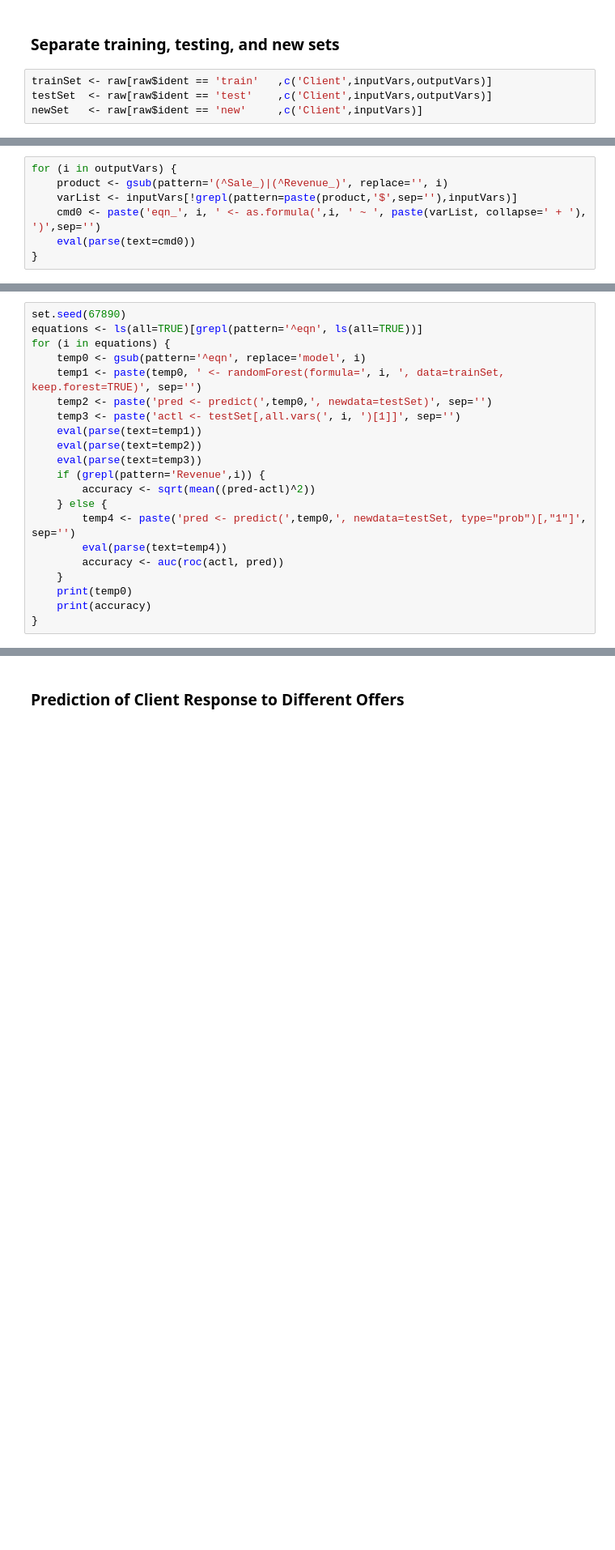
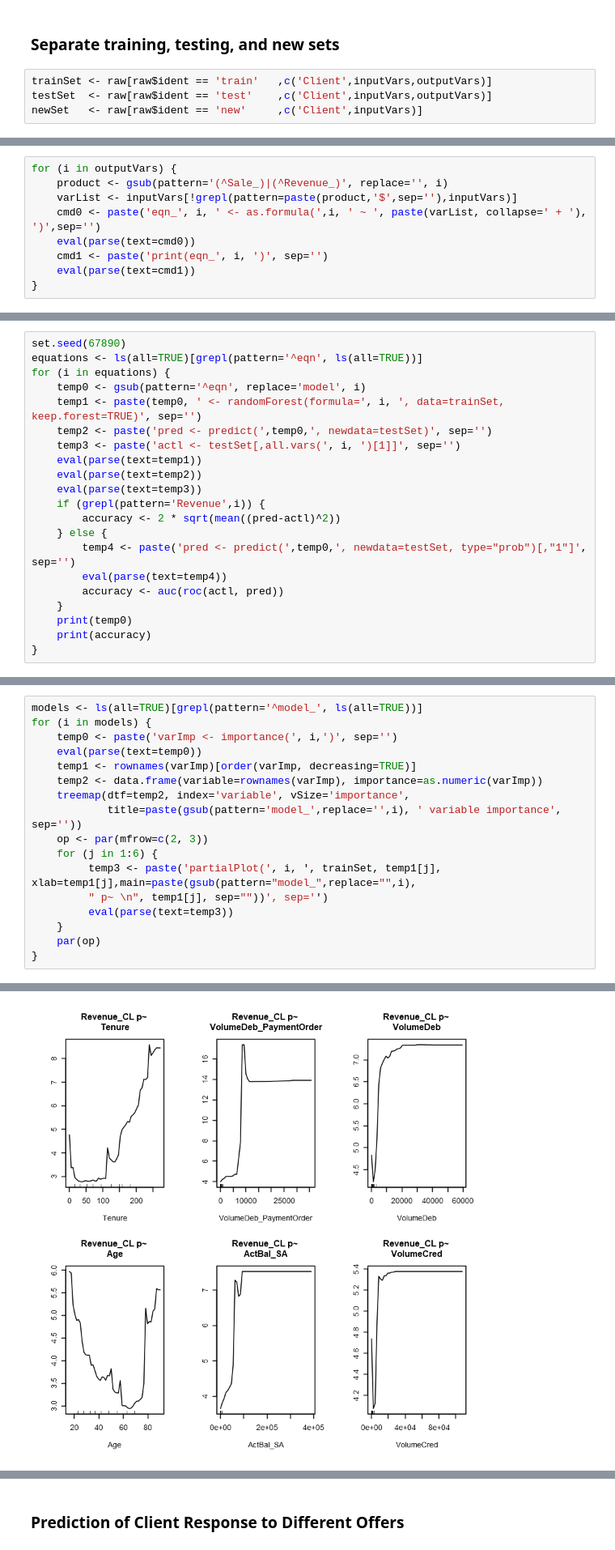
Before and after one commit to carlosr29/DirectMarketingOptimization, a Jupyter notebook: Direct Marketing Optimization.ipynb, the cells around one changed output, grey strips where cells are left out. Shown at 81% size. Saved outputs shown, nothing was run; the diff lists cells and outputs as text; blank space fills up the shorter version.

```diff
--- a/Direct Marketing Optimization.ipynb
+++ b/Direct Marketing Optimization.ipynb
@@ -125,4 +174,6 @@ for (i in outputVars) {
     varList <- inputVars[!grepl(pattern=paste(product,'$',sep=''),inputVars)]
     cmd0 <- paste('eqn_', i, ' <- as.formula(',i, ' ~ ', paste(varList, collapse=' + '), ')',sep='')
     eval(parse(text=cmd0))
+    cmd1 <- paste('print(eqn_', i, ')', sep='')
+    eval(parse(text=cmd1))
 }
@@ -140,7 +214,7 @@ for (i in equations) {
     eval(parse(text=temp2))
     eval(parse(text=temp3))
     if (grepl(pattern='Revenue',i)) {
-        accuracy <- sqrt(mean((pred-actl)^2))
+        accuracy <- 2 * sqrt(mean((pred-actl)^2))
     } else {
         temp4 <- paste('pred <- predict(',temp0,', newdata=testSet, type="prob")[,"1"]', sep='')
         eval(parse(text=temp4))
@@ -164,0 +255,18 @@ Area under the curve: 0.5979
+# %%
+models <- ls(all=TRUE)[grepl(pattern='^model_', ls(all=TRUE))]
+for (i in models) {
+    temp0 <- paste('varImp <- importance(', i,')', sep='')
+    eval(parse(text=temp0))
+    temp1 <- rownames(varImp)[order(varImp, decreasing=TRUE)]
+    temp2 <- data.frame(variable=rownames(varImp), importance=as.numeric(varImp))
+    treemap(dtf=temp2, index='variable', vSize='importance',
+            title=paste(gsub(pattern='model_',replace='',i), ' variable importance', sep=''))
+    op <- par(mfrow=c(2, 3))
+    for (j in 1:6) {
+         temp3 <- paste('partialPlot(', i, ', trainSet, temp1[j], xlab=temp1[j],main=paste(gsub(pattern="model_",replace="",i),
+         " p~ \n", temp1[j], sep=""))', sep='')
+         eval(parse(text=temp3))
+    }
+    par(op)
+}
+# %% [output]
@@ -164,0 +276 @@ Area under the curve: 0.5979
+[figure, added]
```
Also changed, not shown: parts of 24 cells of this notebook.
